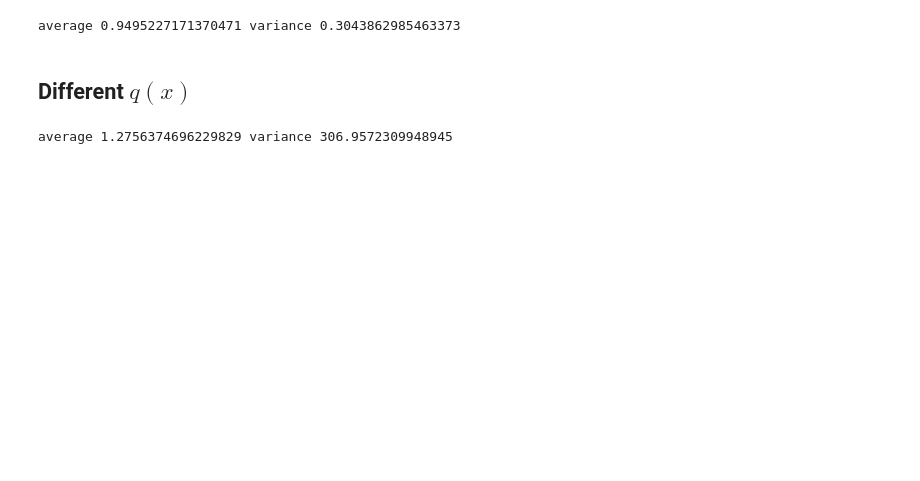
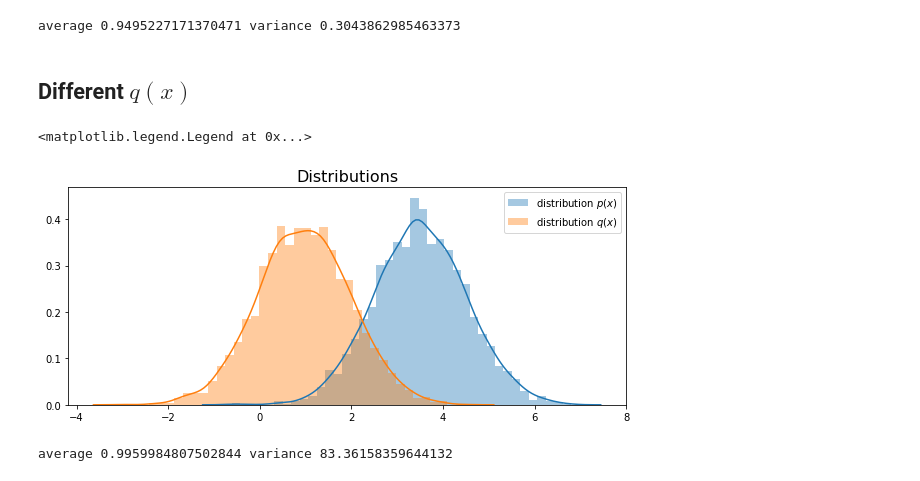
Before and after one commit to MJeremy2017/machine-learning-algorithm-implemention, a Jupyter notebook: ImportanceSampling/ImportanceSampling.ipynb, the cells around one changed output. Cells and saved outputs as stored; diff of their text form; code cells hidden in the pictures; blank space fills up the shorter version.

```diff
--- a/ImportanceSampling/ImportanceSampling.ipynb
+++ b/ImportanceSampling/ImportanceSampling.ipynb
@@ -101,11 +101,23 @@ sigma_appro = 1
 
 p_x = distribution(mu_target, sigma_target)
 q_x = distribution(mu_appro, sigma_appro)
+# %%
+plt.figure(figsize=[10, 4])
+
+sns.distplot([np.random.normal(mu_target, sigma_target) for _ in range(3000)], label="distribution $p(x)$")
+sns.distplot([np.random.normal(mu_appro, sigma_appro) for _ in range(3000)], label="distribution $q(x)$")
+
+plt.title("Distributions", size=16)
+plt.legend()
+# %% [output]
+<matplotlib.legend.Legend at 0x...>
+[figure, added]
 # %%
 # calculate value sampling from a different distribution
 
 value_list = []
-for i in range(3000):
+# need larger steps
+for i in range(n):
     # sample from different distribution
     x_i = np.random.normal(mu_appro, sigma_appro)
     value = f_x(x_i)*(p_x.pdf(x_i) / q_x.pdf(x_i))
@@ -114,4 +126,4 @@ for i in range(3000):
 
 print("average {} variance {}".format(np.mean(value_list), np.var(value_list)))
 # %% [output]
-average 1.2756374696229829 variance 306.9572309948945
+average 0.9959984807502844 variance 83.36158359644132
```
Also changed, not shown: parts of 2 cells of this notebook, 1 other file.
